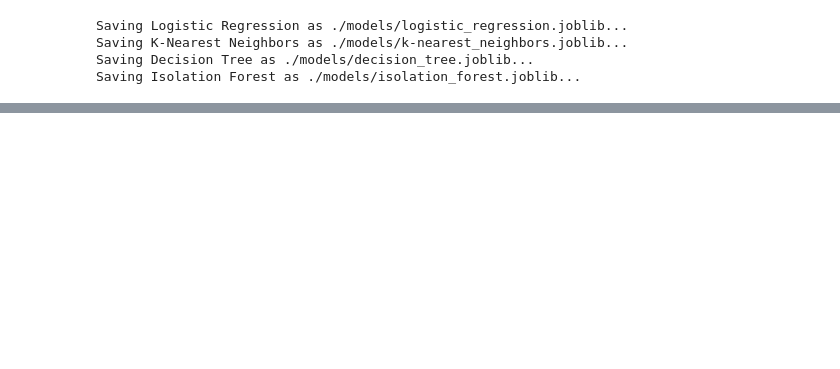
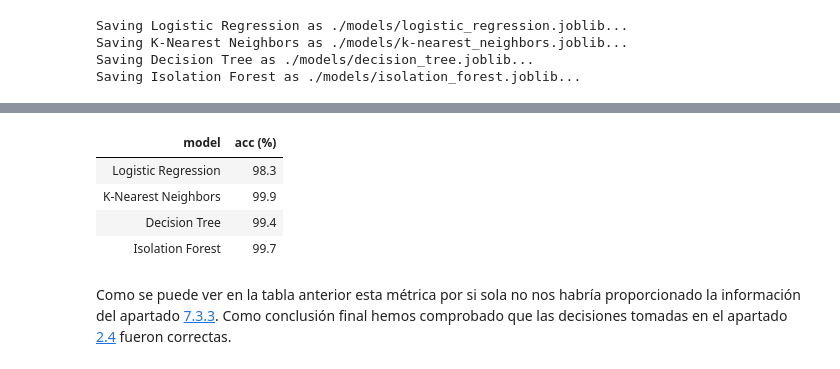
Before and after one commit to anbarquer/abarqueroc-tfm-uoc, a Jupyter notebook: credit-card-fraud.ipynb, the cells around one changed output, grey strips where cells are left out. Saved outputs shown, nothing was run; the diff lists cells and outputs as text; code cells hidden in the pictures; blank space fills up the shorter version.

```diff
--- a/credit-card-fraud.ipynb
+++ b/credit-card-fraud.ipynb
@@ -558,7 +754,7 @@ for model_name, values, ax in zip(
     _, model_preds = values
     ax.set_title(f'{model_name} confussion matrix')
     cf_matrix = confusion_matrix(y_test, model_preds)
-    sns.heatmap(ax=ax, data=cf_matrix, annot=True, fmt='g', cmap='Blues', xticklabels=['Legit', 'Fraud'], yticklabels=['Legit', 'Fraud'])
+    sns.heatmap(ax=ax, data=cf_matrix, annot=True, fmt='g', cmap='PuBu', xticklabels=['Legit', 'Fraud'], yticklabels=['Legit', 'Fraud'])
 
 plt.subplots_adjust(
     left=0.1,
@@ -592,0 +819,23 @@ Saving Isolation Forest as ./models/isolation_forest.joblib...
+# %%
+model_accs = {
+    'model': [],
+    'acc (%)': []
+}
+
+for model_name, values in best_grid_models.items():
+    model, preds = values
+    acc = accuracy_score(y_test.values, preds)
+    model_accs['model'].append(model_name)
+    model_accs['acc (%)'].append(round(acc, 3) * 100)
+
+
+HTML(pd.DataFrame(model_accs).to_html(index=False))
+# %% [output]
+| model | acc (%) |
+| Logistic Regression | 98.3 |
+| K-Nearest Neighbors | 99.9 |
+| Decision Tree | 99.4 |
+| Isolation Forest | 99.7 |
+# %% [markdown]
+
+Como se puede ver en la tabla anterior esta métrica por si sola no nos habría proporcionado la información del apartado [7.3.3](#section_7_3_3). Como conclusión final hemos comprobado que las decisiones tomadas en el apartado [2.4](#section_2_4) fueron correctas.
```
Also changed, not shown: parts of 69 cells of this notebook, 1 other file.
